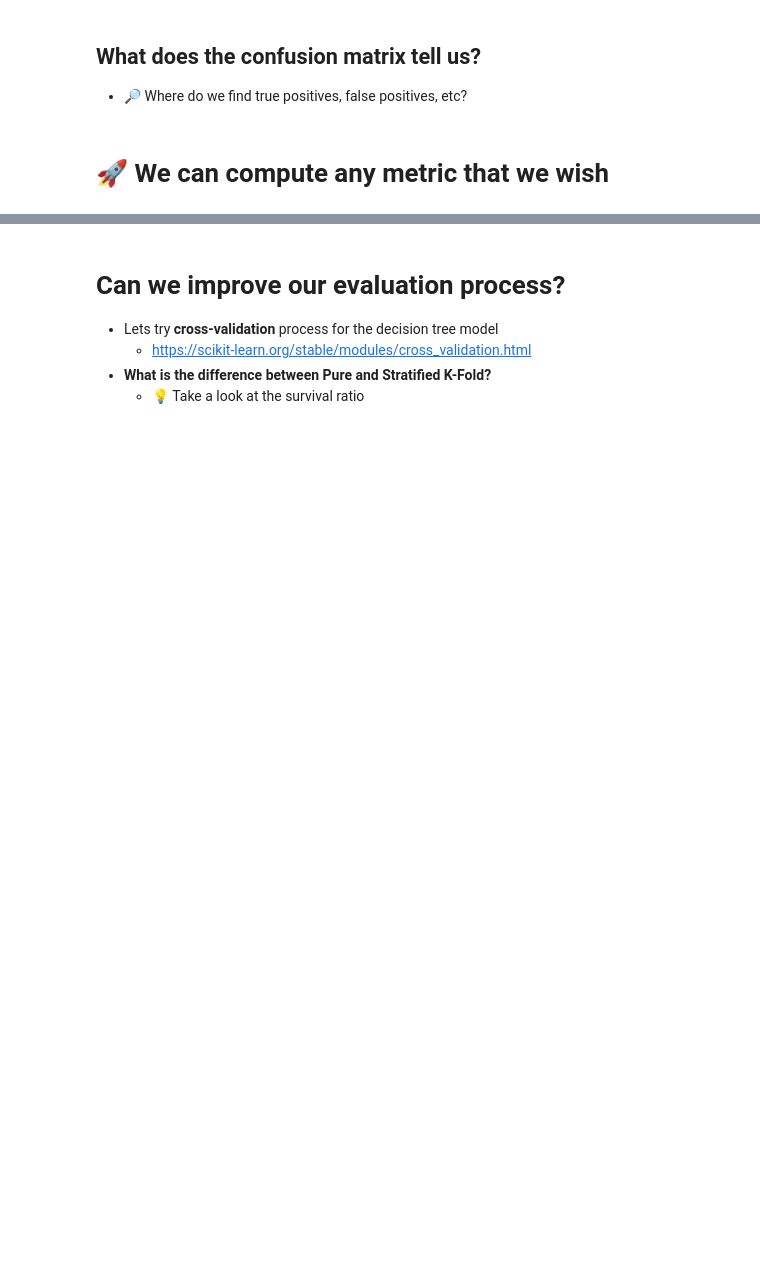
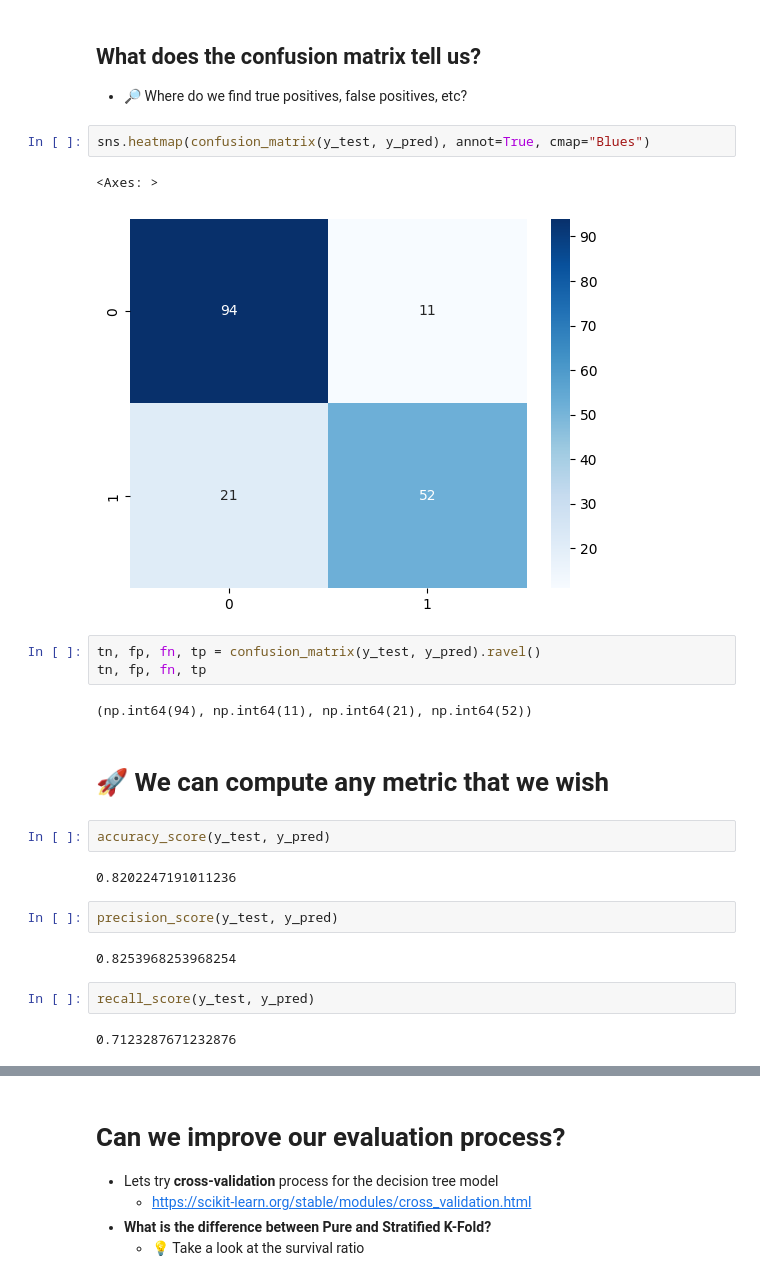
Before and after one commit to lubsar/EFREI-Introduction-to-Machine-Learning, a Jupyter notebook: iml_08.ipynb, the cells around one changed output, grey strips where cells are left out. Drawn from its saved outputs; the diff is of its cells as text; blank space fills up the shorter version.

```diff
--- a/iml_08.ipynb
+++ b/iml_08.ipynb
@@ -425,5 +425,27 @@ accuracy_score(y_test, y_pred)
 # %% [markdown]
 ## What does the confusion matrix tell us?
 * 🔎 Where do we find true positives, false positives, etc?
+# %%
+sns.heatmap(confusion_matrix(y_test, y_pred), annot=True, cmap="Blues")
+# %% [output]
+<Axes: >
+[figure, added]
+# %%
+tn, fp, fn, tp = confusion_matrix(y_test, y_pred).ravel()
+tn, fp, fn, tp
+# %% [output]
+(np.int64(94), np.int64(11), np.int64(21), np.int64(52))
 # %% [markdown]
 # 🚀 We can compute any metric that we wish
+# %%
+accuracy_score(y_test, y_pred)
+# %% [output]
+0.8202247191011236
+# %%
+precision_score(y_test, y_pred)
+# %% [output]
+0.8253968253968254
+# %%
+recall_score(y_test, y_pred)
+# %% [output]
+0.7123287671232876
```
Also changed, not shown: parts of 21 cells of this notebook, 1 other file.
